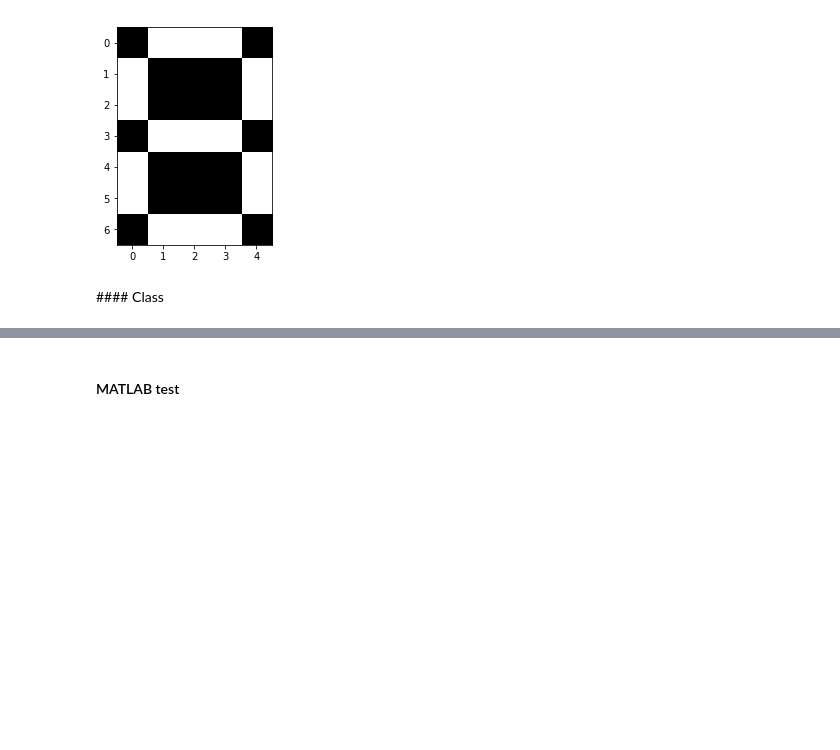
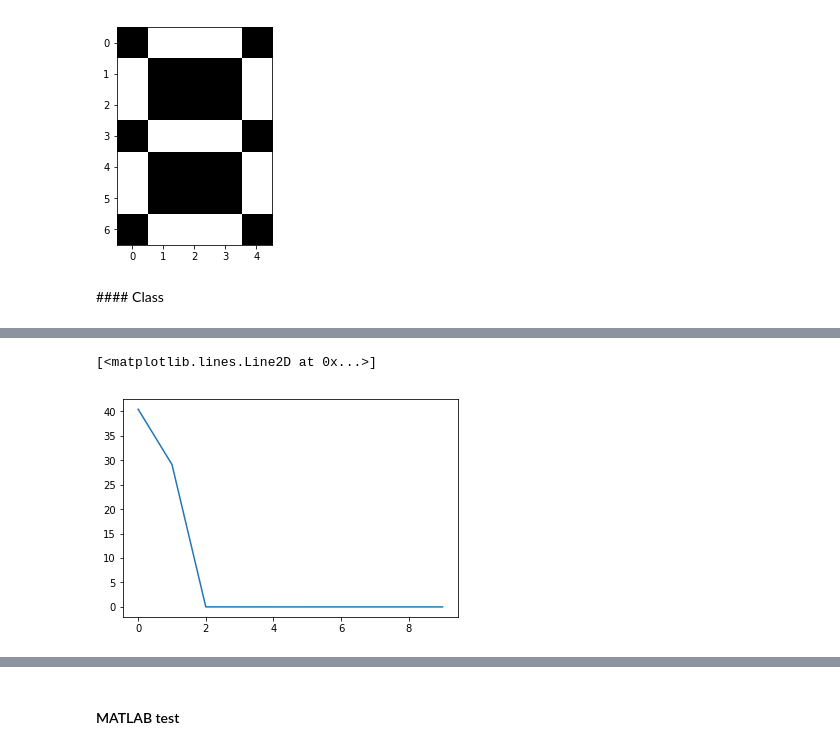
Before and after one commit to margaritageleta/SLNN, a Jupyter notebook: Untitled1.ipynb, the cells around one changed output, grey strips where cells are left out. Saved outputs shown, nothing was run; the diff lists cells and outputs as text; code cells hidden in the pictures; blank space fills up the shorter version.

```diff
--- a/Untitled1.ipynb
+++ b/Untitled1.ipynb
@@ -272,0 +297,5 @@ class SLNN:
+# %%
+plt.plot(data['||g(x)||'][0:10])
+# %% [output]
+[<matplotlib.lines.Line2D at 0x...>]
+[figure, added]
```
Also changed, not shown: parts of 18 cells of this notebook, 2 other files.
